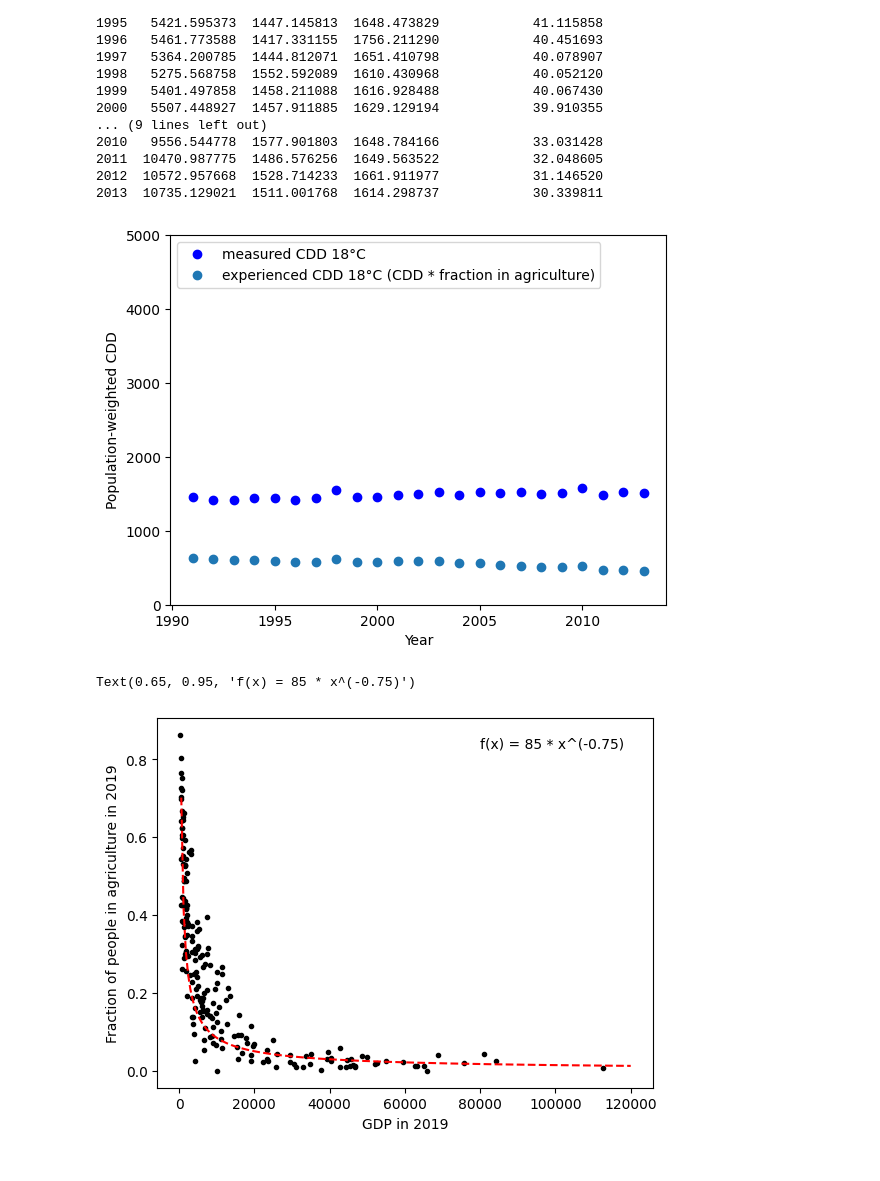
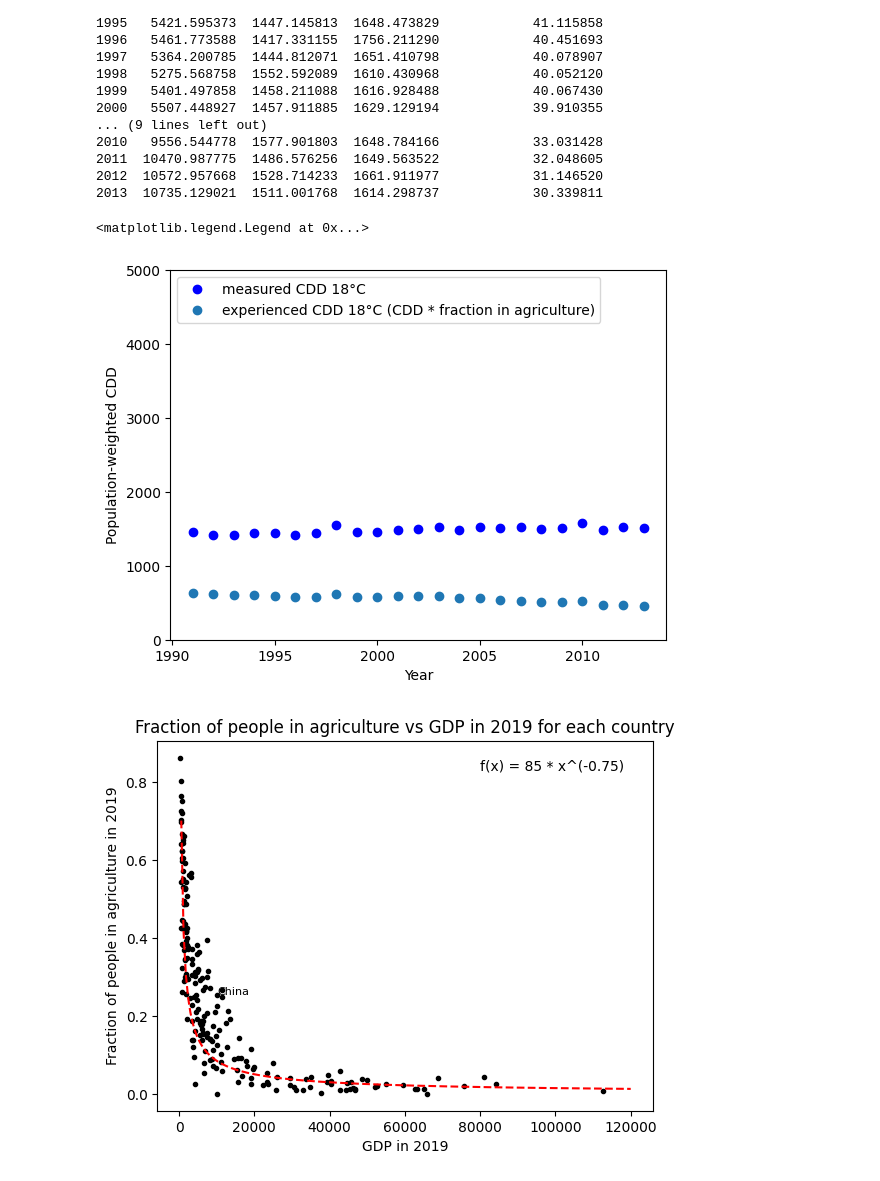
Before and after one commit to carnegie/clab_cooling_deficit_index, a Jupyter notebook: experiencedT.ipynb, the cells around one changed output. Saved outputs shown, nothing was run; the diff lists cells and outputs as text; code cells hidden in the pictures.

```diff
--- a/experiencedT.ipynb
+++ b/experiencedT.ipynb
@@ -94,22 +97,23 @@ Year
 2013  10735.129021  1511.001768  1614.298737            30.339811
 # %%
 # plot
-fig, ax = plt.subplots()
+fig_cdd, ax_cdd = plt.subplots()
 # Year vs GDP
-ax.plot(df.index.get_level_values('Year'), df['CDD'], color='b', marker='o', linestyle='None', label='measured CDD 18°C')
+ax_cdd.plot(df.index.get_level_values('Year'), df['CDD'], color='b', marker='o', linestyle='None', label='measured CDD 18°C')
 # ax.plot(df.index.get_level_values('Year'), df['HDD'], color='r', marker='o', linestyle='None', label='measured HDD 18°C')
-ax.plot(df.index.get_level_values('Year'), df['CDD']*df['share_employed_agri']/100., color='tab:blue', marker='o', linestyle='None', label='experienced CDD 18°C (CDD * fraction in agriculture)')
+ax_cdd.plot(df.index.get_level_values('Year'), df['CDD']*df['share_employed_agri']/100., color='tab:blue', marker='o', linestyle='None', label='experienced CDD 18°C (CDD * fraction in agriculture)')
 # ax.plot(df.index.get_level_values('Year'), df['HDD']*df['share_employed_agri']/100., color='tab:red', marker='o', linestyle='None', label='experienced HDD 18°C')
-ax.set_xlabel('Year')
-ax.set_ylabel('Population-weighted CDD')
+ax_cdd.set_xlabel('Year')
+ax_cdd.set_ylabel('Population-weighted CDD')
 # ax.set_xlim([1980, 2013])
-ax.set_ylim([0, 5000.])
+ax_cdd.set_ylim([0, 5000.])
 
 
 # Legend at upper right inside plot
-ax.legend(loc='upper left', bbox_to_anchor=(0., 1.0))
-plt.savefig('experienced_CDD.png', dpi=300, bbox_inches='tight')
+ax_cdd.legend(loc='upper left', bbox_to_anchor=(0., 1.0))
+# plt.savefig('experienced_CDD.png', dpi=300, bbox_inches='tight')
 # %% [output]
+<matplotlib.legend.Legend at 0x...>
 [figure]
 # %%
 # GDP of all countries in 2021
@@ -120,32 +124,37 @@ df_2019 = pd.concat([gdp_2019, frac_people_aggr_2019], axis=1)
 df_2019.dropna(inplace=True)
 # Add a point for GDP = 0
 # df_2019.loc['Zero'] = [0, 100]
 df_2019['share_employed_agri'] = df_2019['share_employed_agri']/100.
 
 # Plot GDP vs fraction of people in agriculture
 fig, ax = plt.subplots()
 ax.plot(df_2019['GDP'], df_2019['share_employed_agri'], color='k', marker='o', markersize=3, linestyle='None')
 ax.set_xlabel('GDP in 2019')
 ax.set_ylabel('Fraction of people in agriculture in 2019')
 
 # Fit function
 from scipy.optimize import curve_fit
 def func(x, a):
     return a * x**(-0.75)
 
 # Fit function to data
 popt, pcov = curve_fit(func, df_2019['GDP'], df_2019['share_employed_agri'])
 plot_x = np.linspace(0, 1.2e5, 200)
 ax.plot(plot_x, func(plot_x, *popt), color='r', linestyle='--')
 
 # Print fit function on plot
 ax.text(0.65, 0.95, 'f(x) = {:.0f} * x^(-0.75)'.format(popt[0]), transform=ax.transAxes, fontsize=10, verticalalignment='top')
+ax.title.set_text('Fraction of people in agriculture vs GDP in 2019 for each country')
+# Label some points with country names
+for country in ['China']:
+    ax.text(df_2019.loc[country]['GDP'], df_2019.loc[country]['share_employed_agri'], country, fontsize=8)
+
+
 
 # model = sm.OLS(df_2019['share_employed_agri'], df_2019['GDP'])
 # result = model.fit()
 # print(result.summary())
 # print(result.params)
 # ax.plot(df_2019['GDP'], result.fittedvalues, color='r', linestyle='--')
 # %% [output]
-Text(0.65, 0.95, 'f(x) = 85 * x^(-0.75)')
-[figure, old version]
+[figure, new version]
```
Also changed, not shown: parts of 5 cells of this notebook.
